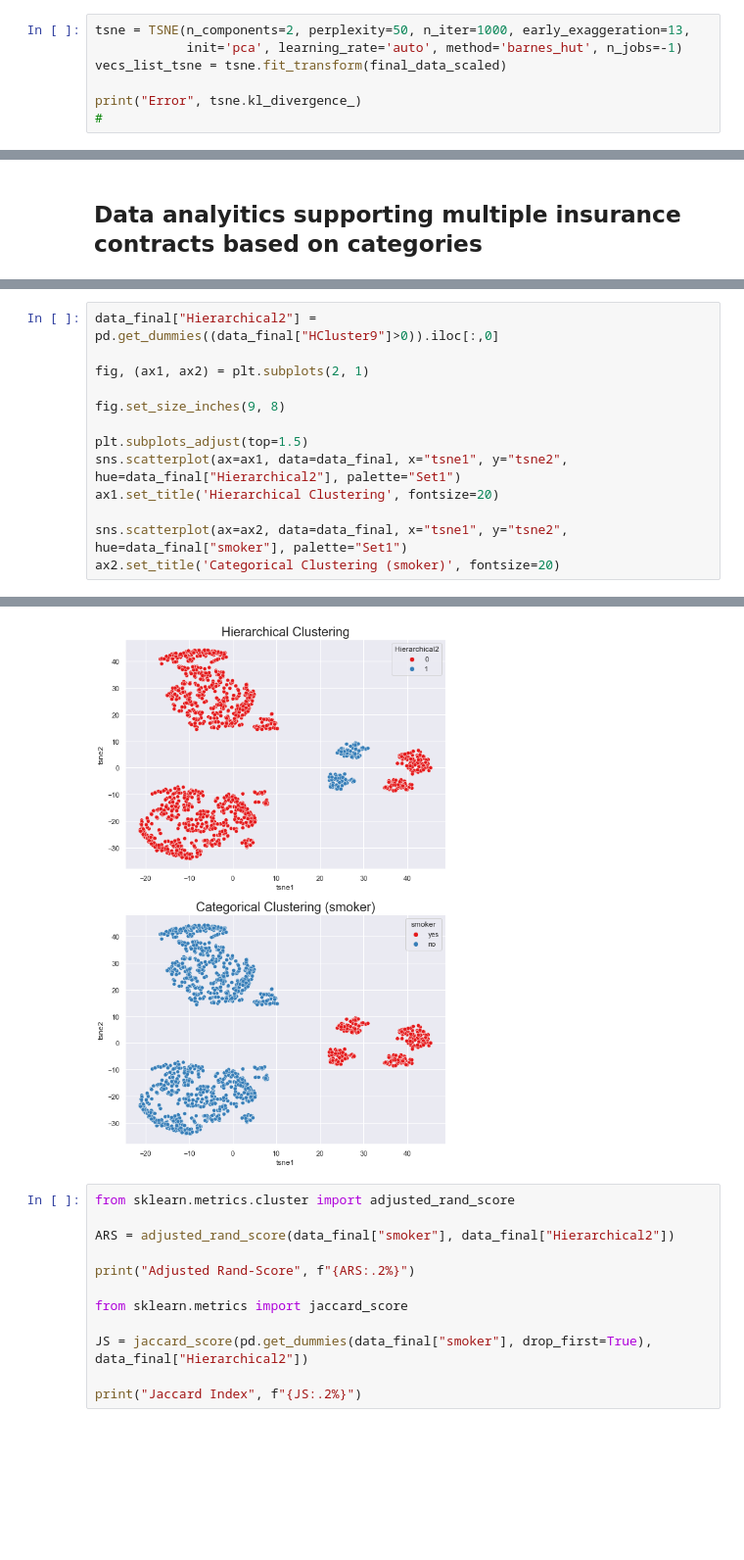
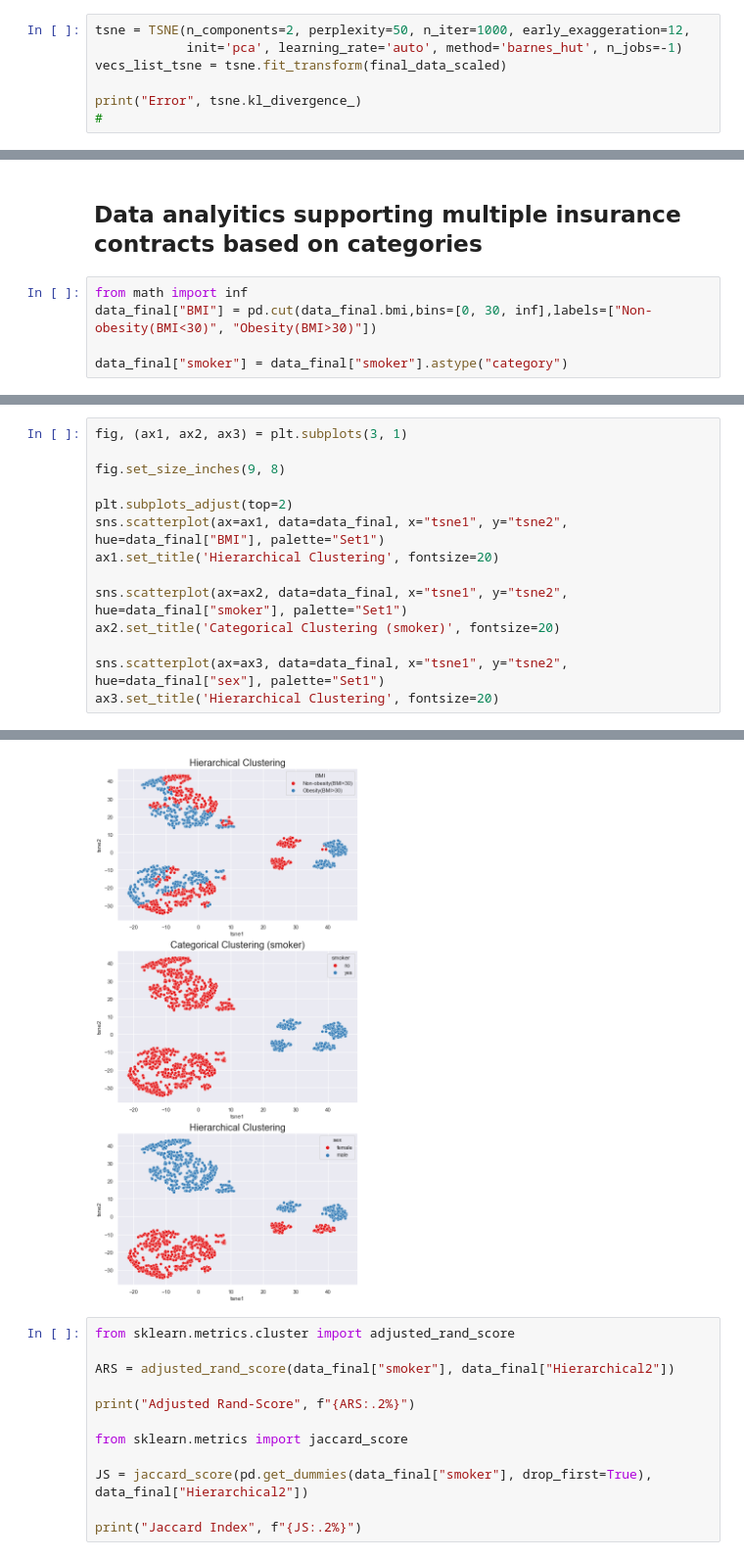
Before and after one commit to renatoquiliche/Interpretable-Machine-Learning, a Jupyter notebook: Notebooks/Clustering_partitions_interpretation.ipynb, the cells around one changed output, grey strips where cells are left out. Shown at 98% size. Drawn from its saved outputs; the diff is of its cells as text; blank space fills up the shorter version.

```diff
--- a/Notebooks/Clustering_partitions_interpretation.ipynb
+++ b/Notebooks/Clustering_partitions_interpretation.ipynb
@@ -25,7 +44,7 @@ numerical_data_scaled = pd.DataFrame(scaler.fit_transform(numerical), columns=["
 #Unimos los dos tipos de data
 final_data_scaled = pd.concat([numerical_data_scaled, categorical], axis=1)
 # %%
-tsne = TSNE(n_components=2, perplexity=50, n_iter=1000, early_exaggeration=13,
+tsne = TSNE(n_components=2, perplexity=50, n_iter=1000, early_exaggeration=12,
             init='pca', learning_rate='auto', method='barnes_hut', n_jobs=-1)
 vecs_list_tsne = tsne.fit_transform(final_data_scaled)
 
@@ -109,2 +126,7 @@ plt.legend(bbox_to_anchor=(1.05, 1), loc=2, borderaxespad=0.)
 # %% [markdown]
 ## Data analyitics supporting multiple insurance contracts based on categories
+# %%
+from math import inf
+data_final["BMI"] = pd.cut(data_final.bmi,bins=[0, 30, inf],labels=["Non-obesity(BMI<30)", "Obesity(BMI>30)"])
+
+data_final["smoker"] = data_final["smoker"].astype("category")
@@ -111,14 +149,15 @@ plt.legend(bbox_to_anchor=(1.05, 1), loc=2, borderaxespad=0.)
 # %%
-data_final["Hierarchical2"] = pd.get_dummies((data_final["HCluster9"]>0)).iloc[:,0]
-
-fig, (ax1, ax2) = plt.subplots(2, 1)
+fig, (ax1, ax2, ax3) = plt.subplots(3, 1)
 
 fig.set_size_inches(9, 8)
 
-plt.subplots_adjust(top=1.5)
-sns.scatterplot(ax=ax1, data=data_final, x="tsne1", y="tsne2", hue=data_final["Hierarchical2"], palette="Set1")
+plt.subplots_adjust(top=2)
+sns.scatterplot(ax=ax1, data=data_final, x="tsne1", y="tsne2", hue=data_final["BMI"], palette="Set1")
 ax1.set_title('Hierarchical Clustering', fontsize=20)
 
 sns.scatterplot(ax=ax2, data=data_final, x="tsne1", y="tsne2", hue=data_final["smoker"], palette="Set1")
 ax2.set_title('Categorical Clustering (smoker)', fontsize=20)
+
+sns.scatterplot(ax=ax3, data=data_final, x="tsne1", y="tsne2", hue=data_final["sex"], palette="Set1")
+ax3.set_title('Hierarchical Clustering', fontsize=20)
 # %% [output]
@@ -126,4 +165,4 @@ Text(0.5, 1.0, 'Categorical Clustering (smoker)')
-[figure, old version]
+[figure, new version]
 # %%
 from sklearn.metrics.cluster import adjusted_rand_score
 
```
Also changed, not shown: parts of 10 cells of this notebook.
